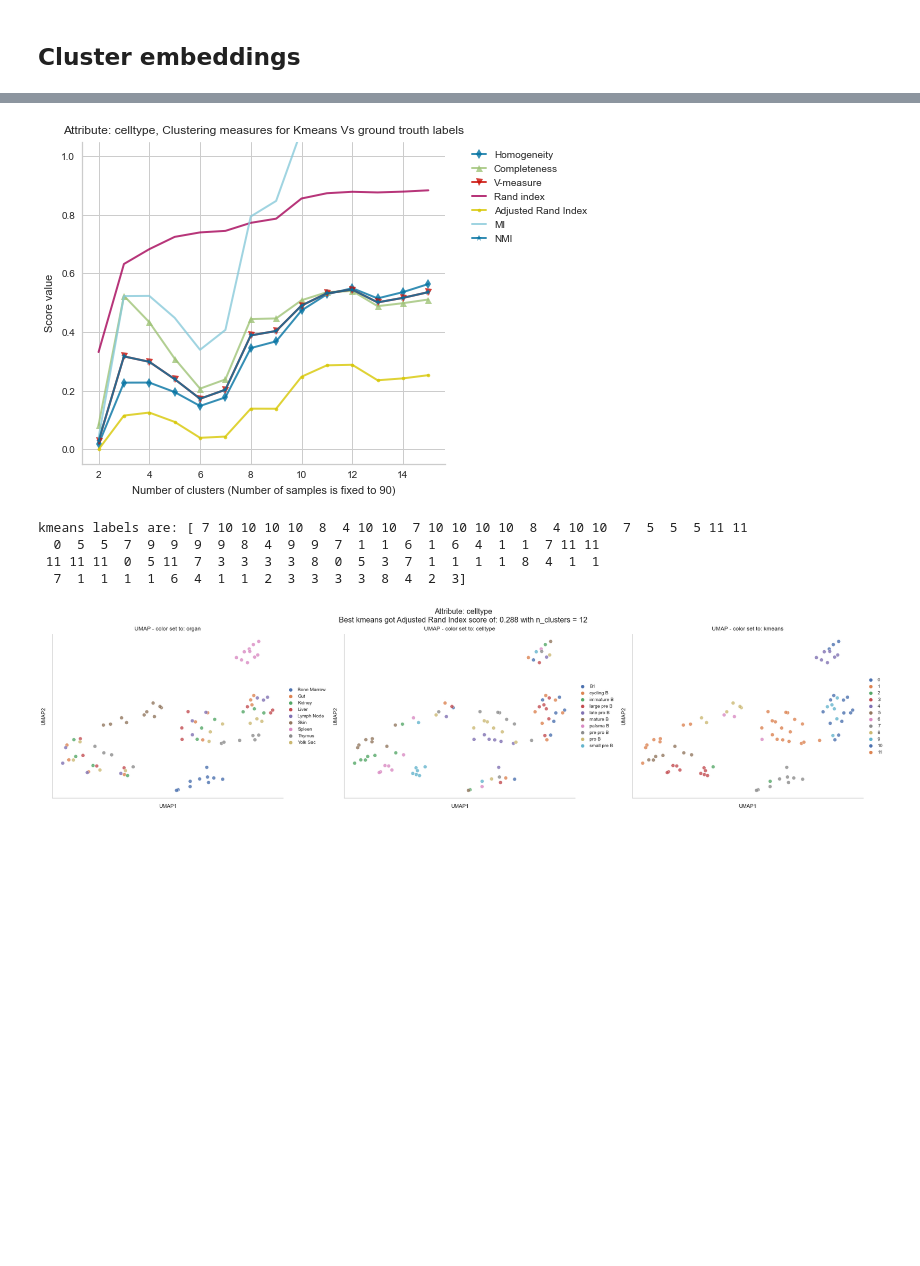
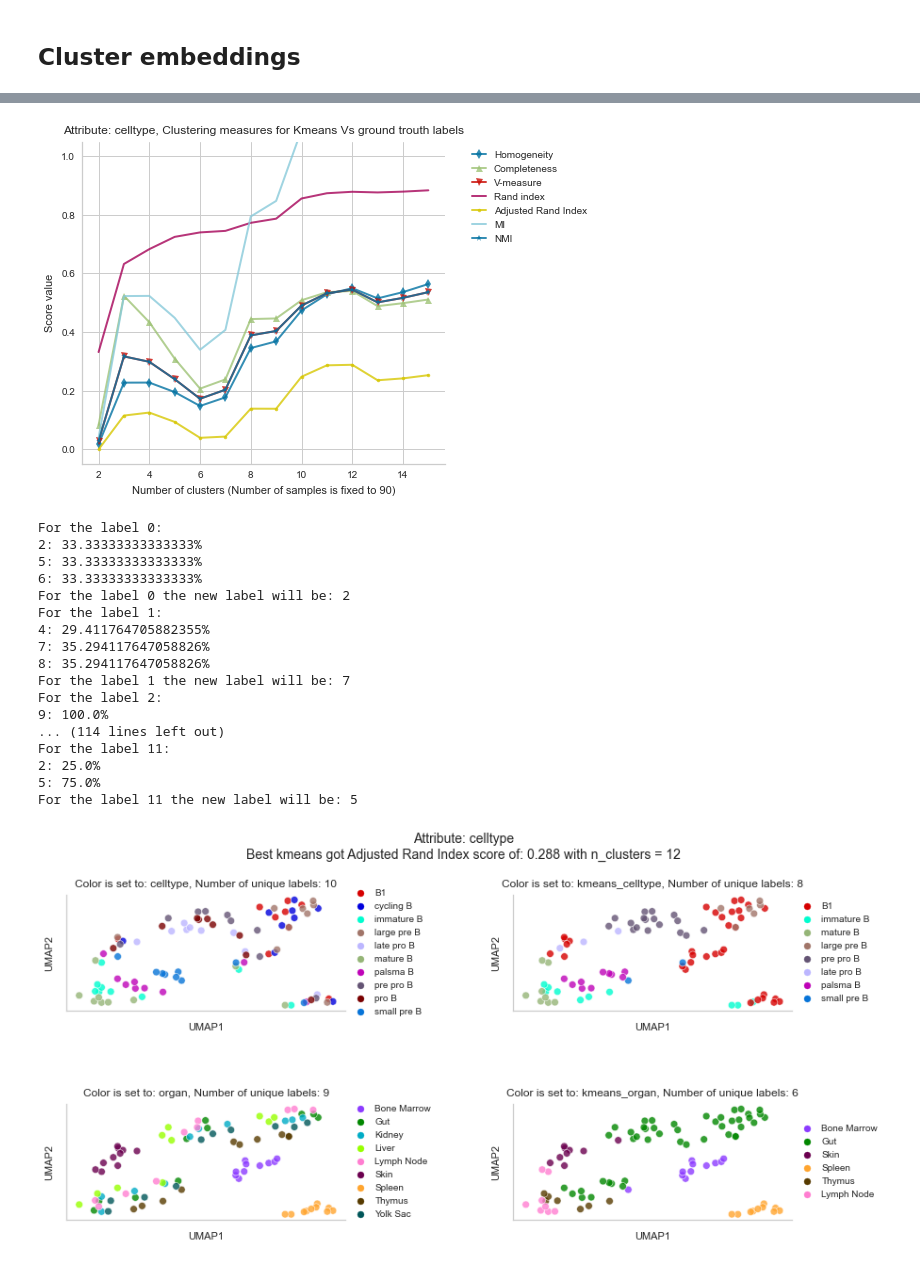
Before and after one commit to bar2466802/biolord_immune_bcells, a Jupyter notebook: notebooks/BM-2023-03-06_biolord-immune_bcells.ipynb, the cells around one changed output, grey strips where cells are left out. Drawn from its saved outputs; the diff is of its cells as text; code cells hidden in the pictures; blank space fills up the shorter version.

Commit message:
update formatters.py and cluster_analysis.py

```diff
--- a/notebooks/BM-2023-03-06_biolord-immune_bcells.ipynb
+++ b/notebooks/BM-2023-03-06_biolord-immune_bcells.ipynb
@@ -402,0 +374,4 @@ plt.show()
+# %%
+attributes_map_rev = {}
+for key in attributes_map:
+    attributes_map_rev[key] = {v: k for k, v in attributes_map[key].items()}
@@ -403,25 +400,37 @@ plt.show()
 # %%
-from cluster_analysis import rand_index
-def cluster_evaluate(attribute_):
+def cluster_evaluate_figures(attribute_):
     ground_truth_labels = np.array(df[attribute_ + '_key'])
     print("Number of samples:", ground_truth_labels.size)
-    print("ground truth labels:", ground_truth_labels, '\n')
     title = "Attribute: " + attribute_
     path = FIG_DIR + attribute_ + "_"
-    scores = rand_index(transf_embeddings_attributes, ground_truth_labels, df, title, path)
+    scores = matrices_figures(transf_embeddings_attributes, ground_truth_labels, df,
+                        attributes_map_rev, attribute_, title, path)
 # %%
-cluster_evaluate("celltype")
+cluster_evaluate_figures("celltype")
 # %% [output]
 Number of samples: 90
 ground truth labels: [0 0 0 0 0 0 0 0 0 1 1 1 1 1 1 1 1 1 2 2 2 2 2 2 2 2 2 3 3 3 3 3 3 3 3 3 4
  4 4 4 4 4 4 4 4 5 5 5 5 5 5 5 5 5 6 6 6 6 6 6 6 6 6 7 7 7 7 7 7 7 7 7 8 8
  8 8 8 8 8 8 8 9 9 9 9 9 9 9 9 9]
 [figure]
 [figure]
 [figure]
-kmeans labels are: [ 7 10 10 10 10  8  4 10 10  7 10 10 10 10  8  4 10 10  7  5  5  5 11 11
-  0  5  5  7  9  9  9  9  8  4  9  9  7  1  1  6  1  6  4  1  1  7 11 11
- 11 11 11  0  5 11  7  3  3  3  3  8  0  5  3  7  1  1  1  1  8  4  1  1
-  7  1  1  1  1  6  4  1  1  2  3  3  3  3  8  4  2  3]
+For the label 0:
+2: 33.33333333333333%
+5: 33.33333333333333%
+6: 33.33333333333333%
+For the label 0 the new label will be: 2
+For the label 1:
+4: 29.411764705882355%
+7: 35.294117647058826%
+8: 35.294117647058826%
+For the label 1 the new label will be: 7
+For the label 2:
+9: 100.0%
+... (114 lines left out)
+For the label 11:
+2: 25.0%
+5: 75.0%
+For the label 11 the new label will be: 5
-[figure, old version]
+[figure, new version]
 # %%
```
Also changed, not shown: parts of 13 cells of this notebook, 2 other files.
